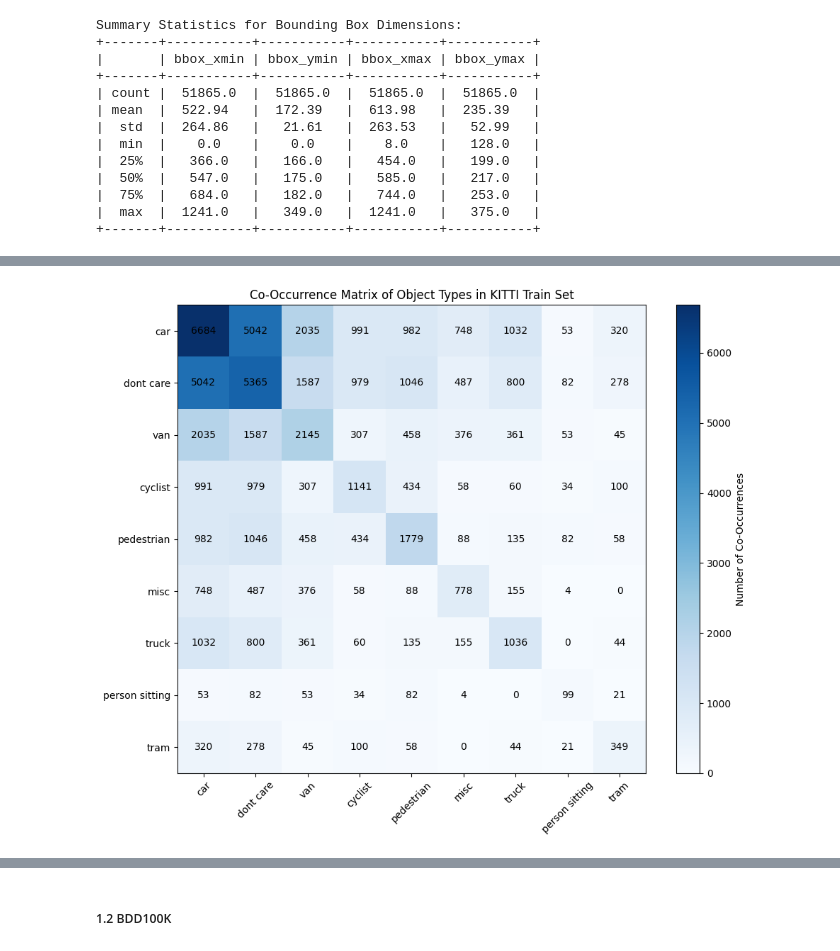
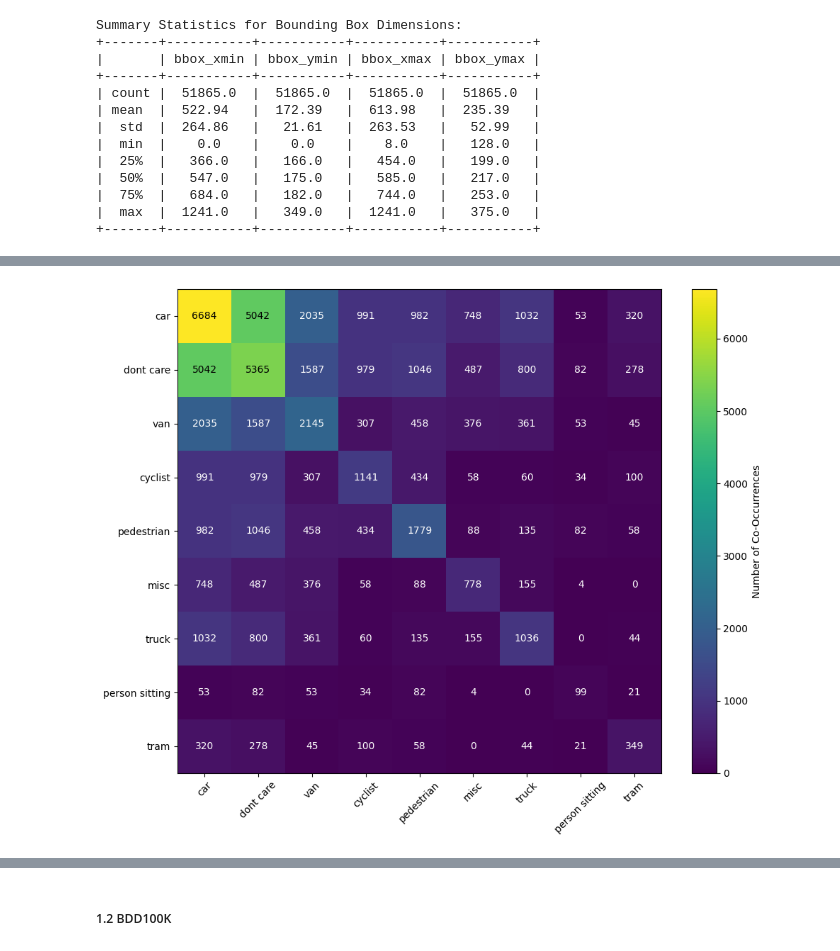
Before and after one commit to quocanhto85/Object-based-Visual-SLAM, a Jupyter notebook: SLAM.ipynb, the cells around one changed output, grey strips where cells are left out. Saved outputs shown, nothing was run; the diff lists cells and outputs as text; code cells hidden in the pictures.

```diff
--- a/SLAM.ipynb
+++ b/SLAM.ipynb
@@ -210,37 +338,36 @@ kitti_df
 # %%
-# 1. Co-Occurrence Matrix
-# Group by file to get all types per image
+# Co-Occurrence Matrix
+
 types_per_file = kitti_df.groupby('file')['type'].apply(list).to_dict()
 
-# Create a dictionary to count co-occurrences per image
 co_occurrence = defaultdict(set)
 for file, types in types_per_file.items():
     for obj_type in types:
         co_occurrence[obj_type].add(file)
 
-# Build co-occurrence matrix
 object_types = kitti_df['type'].unique()
 co_matrix = pd.DataFrame(0, index=object_types, columns=object_types, dtype=int)
 
 for i, type1 in enumerate(object_types):
     for j, type2 in enumerate(object_types):
-        if i <= j:  # Avoid double-counting and fill only upper triangle
+        if i <= j:
             common_files = co_occurrence[type1] & co_occurrence[type2]
             co_matrix.iloc[i, j] = len(common_files)
-            if i != j:  # Mirror the upper triangle to lower triangle
+            if i != j:
                 co_matrix.iloc[j, i] = len(common_files)
 
 plt.figure(figsize=(10, 8))
-plt.imshow(co_matrix, cmap='Blues', interpolation='nearest')
-plt.title('Co-Occurrence Matrix of Object Types in KITTI Train Set')
+plt.imshow(co_matrix, cmap='viridis', interpolation='nearest')
+# plt.title('Co-Occurrence Matrix of Object Types in KITTI')
 plt.xticks(ticks=range(len(object_types)), labels=object_types, rotation=45)
 plt.yticks(ticks=range(len(object_types)), labels=object_types)
 plt.colorbar(label='Number of Co-Occurrences')
 for i in range(len(object_types)):
     for j in range(len(object_types)):
-        plt.text(j, i, co_matrix.iloc[i, j], ha='center', va='center', color='black')
+        count = co_matrix.iloc[i, j]
+        plt.text(j, i, co_matrix.iloc[i, j], ha='center', va='center', color='black' if count > 5000 else 'white')
 plt.tight_layout()
 plt.show()
 # %% [output]
-[figure, old version]
+[figure, new version]
 # %%
```
Also changed, not shown: parts of 31 cells of this notebook.
